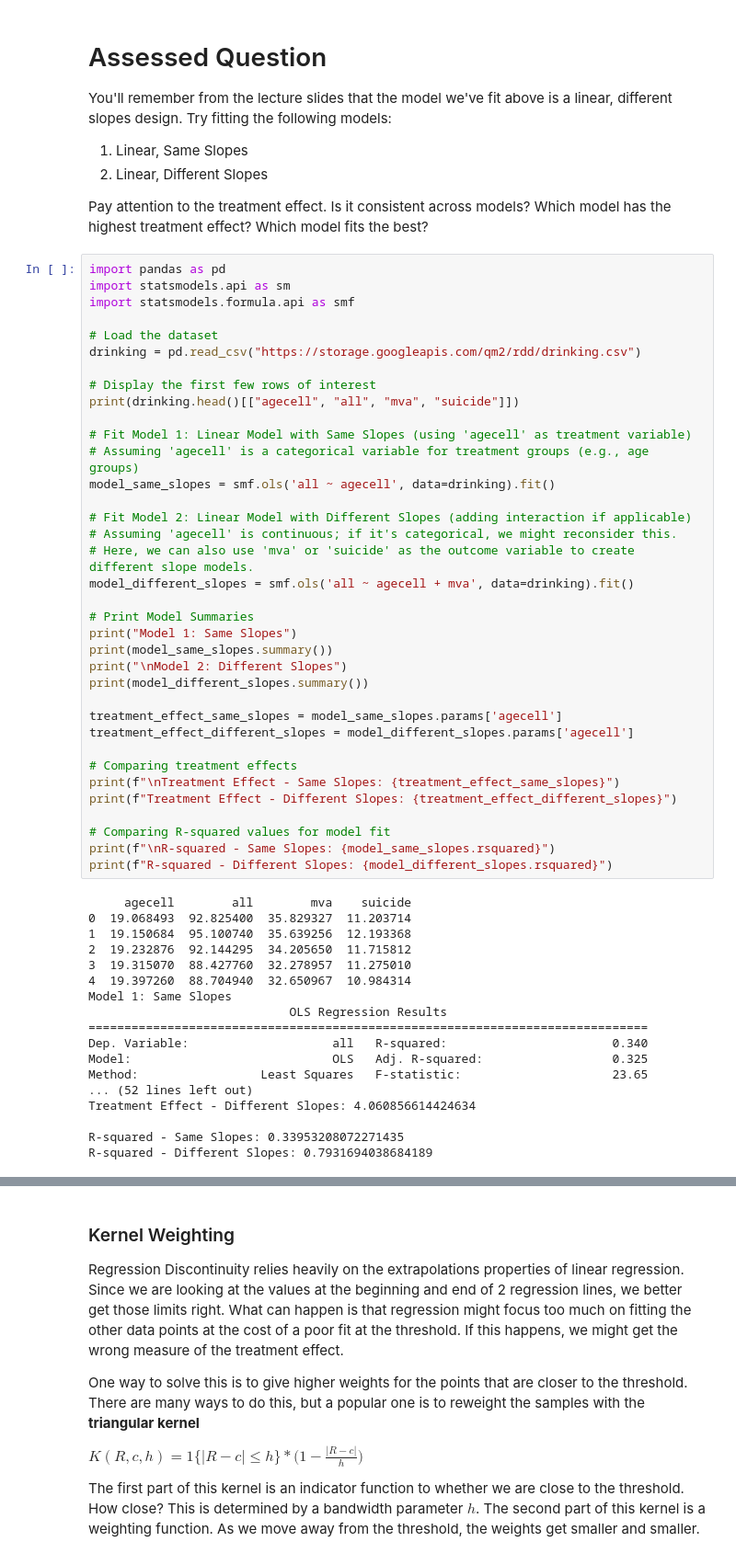
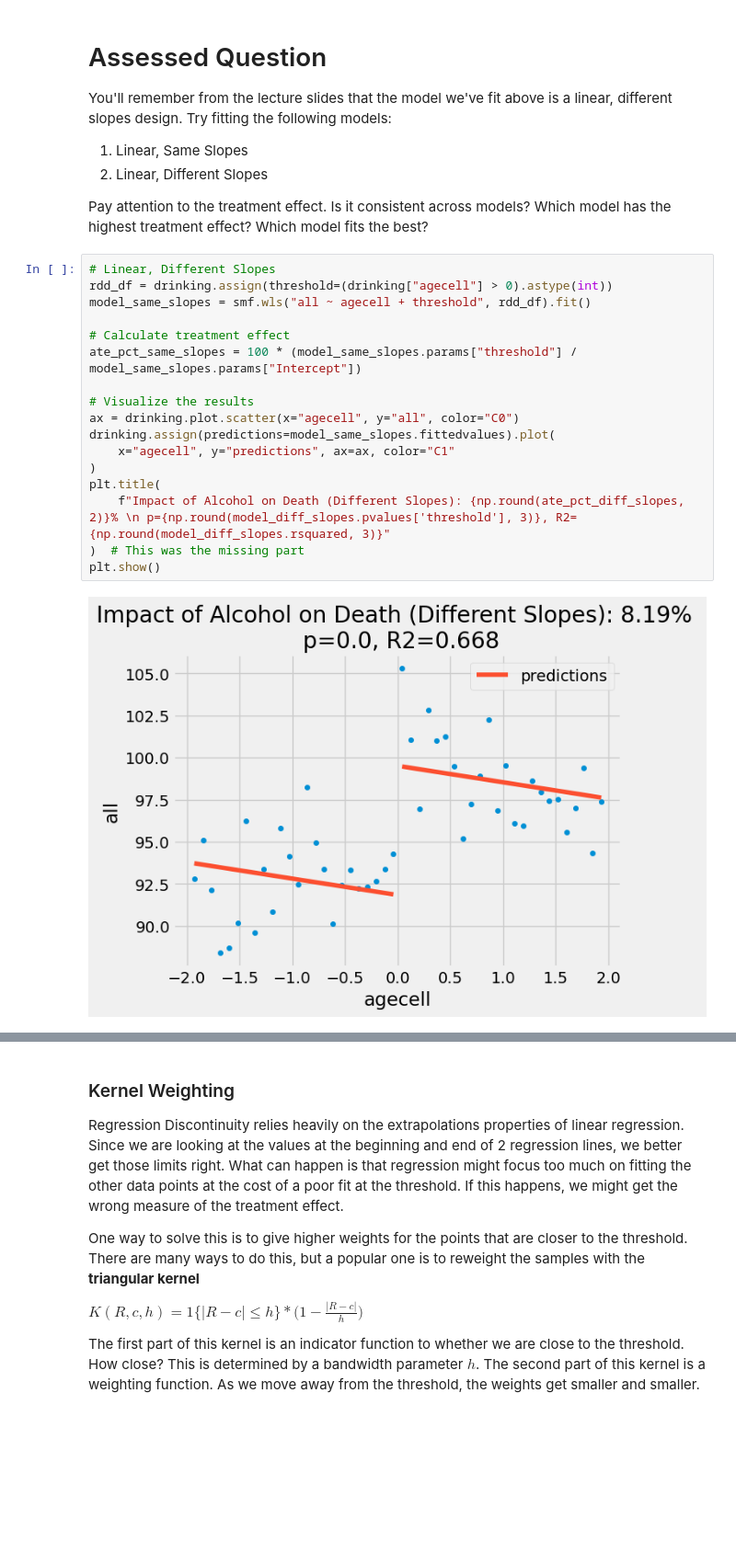
Before and after one commit to yuhengding1206/QM2-2024, a Jupyter notebook: w09_regression_discontinuity.ipynb, the cells around one changed output, grey strips where cells are left out. Shown: that part at 92% size. Saved outputs shown, nothing was run; the diff lists cells and outputs as text; blank space fills up the shorter version.

```diff
--- a/w09_regression_discontinuity.ipynb
+++ b/w09_regression_discontinuity.ipynb
@@ -246,57 +258,22 @@ You'll remember from the lecture slides that the model we've fit above is a line
 2. Linear, Different Slopes
 
 Pay attention to the treatment effect. Is it consistent across models? Which model has the highest treatment effect? Which model fits the best?
-# %%
-import pandas as pd
-import statsmodels.api as sm
-import statsmodels.formula.api as smf
-
-# Load the dataset
-drinking = pd.read_csv("https://storage.googleapis.com/qm2/rdd/drinking.csv")
-
-# Display the first few rows of interest
-print(drinking.head()[["agecell", "all", "mva", "suicide"]])
-
-# Fit Model 1: Linear Model with Same Slopes (using 'agecell' as treatment variable)
-# Assuming 'agecell' is a categorical variable for treatment groups (e.g., age groups)
-model_same_slopes = smf.ols('all ~ agecell', data=drinking).fit()
-
-# Fit Model 2: Linear Model with Different Slopes (adding interaction if applicable)
-# Assuming 'agecell' is continuous; if it's categorical, we might reconsider this.
-# Here, we can also use 'mva' or 'suicide' as the outcome variable to create different slope models.
-model_different_slopes = smf.ols('all ~ agecell + mva', data=drinking).fit()
-
-# Print Model Summaries
-print("Model 1: Same Slopes")
-print(model_same_slopes.summary())
-print("\nModel 2: Different Slopes")
-print(model_different_slopes.summary())
-
-treatment_effect_same_slopes = model_same_slopes.params['agecell']
-treatment_effect_different_slopes = model_different_slopes.params['agecell']
-
-# Comparing treatment effects
-print(f"\nTreatment Effect - Same Slopes: {treatment_effect_same_slopes}")
-print(f"Treatment Effect - Different Slopes: {treatment_effect_different_slopes}")
-
-# Comparing R-squared values for model fit
-print(f"\nR-squared - Same Slopes: {model_same_slopes.rsquared}")
-print(f"R-squared - Different Slopes: {model_different_slopes.rsquared}")
-# %% [output]
-     agecell        all        mva    suicide
-0  19.068493  92.825400  35.829327  11.203714
-1  19.150684  95.100740  35.639256  12.193368
-2  19.232876  92.144295  34.205650  11.715812
-3  19.315070  88.427760  32.278957  11.275010
-4  19.397260  88.704940  32.650967  10.984314
-Model 1: Same Slopes
-                            OLS Regression Results
-==============================================================================
-Dep. Variable:                    all   R-squared:                       0.340
-Model:                            OLS   Adj. R-squared:                  0.325
-Method:                 Least Squares   F-statistic:                     23.65
-... (52 lines left out)
-Treatment Effect - Different Slopes: 4.060856614424634
-
-R-squared - Same Slopes: 0.33953208072271435
-R-squared - Different Slopes: 0.7931694038684189
+# %%
+# Linear, Different Slopes
+rdd_df = drinking.assign(threshold=(drinking["agecell"] > 0).astype(int))
+model_same_slopes = smf.wls("all ~ agecell + threshold", rdd_df).fit()
+
+# Calculate treatment effect
+ate_pct_same_slopes = 100 * (model_same_slopes.params["threshold"] / model_same_slopes.params["Intercept"])
+
+# Visualize the results
+ax = drinking.plot.scatter(x="agecell", y="all", color="C0")
+drinking.assign(predictions=model_same_slopes.fittedvalues).plot(
+    x="agecell", y="predictions", ax=ax, color="C1"
+)
+plt.title(
+    f"Impact of Alcohol on Death (Different Slopes): {np.round(ate_pct_diff_slopes, 2)}% \n p={np.round(model_diff_slopes.pvalues['threshold'], 3)}, R2={np.round(model_diff_slopes.rsquared, 3)}"
+)  # This was the missing part
+plt.show()
+# %% [output]
+[figure, added]
```
Also changed, not shown: parts of 6 cells of this notebook.
